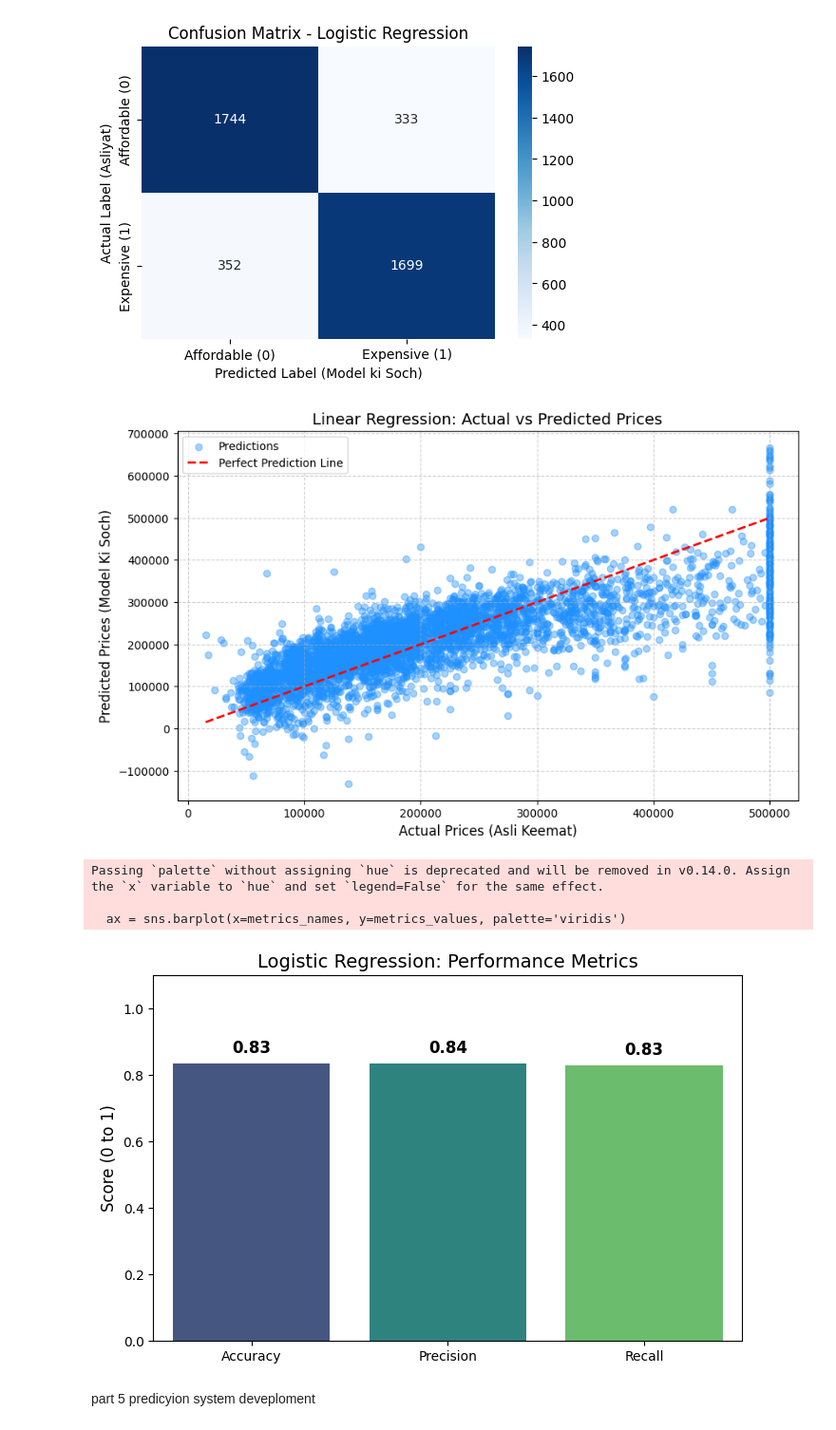
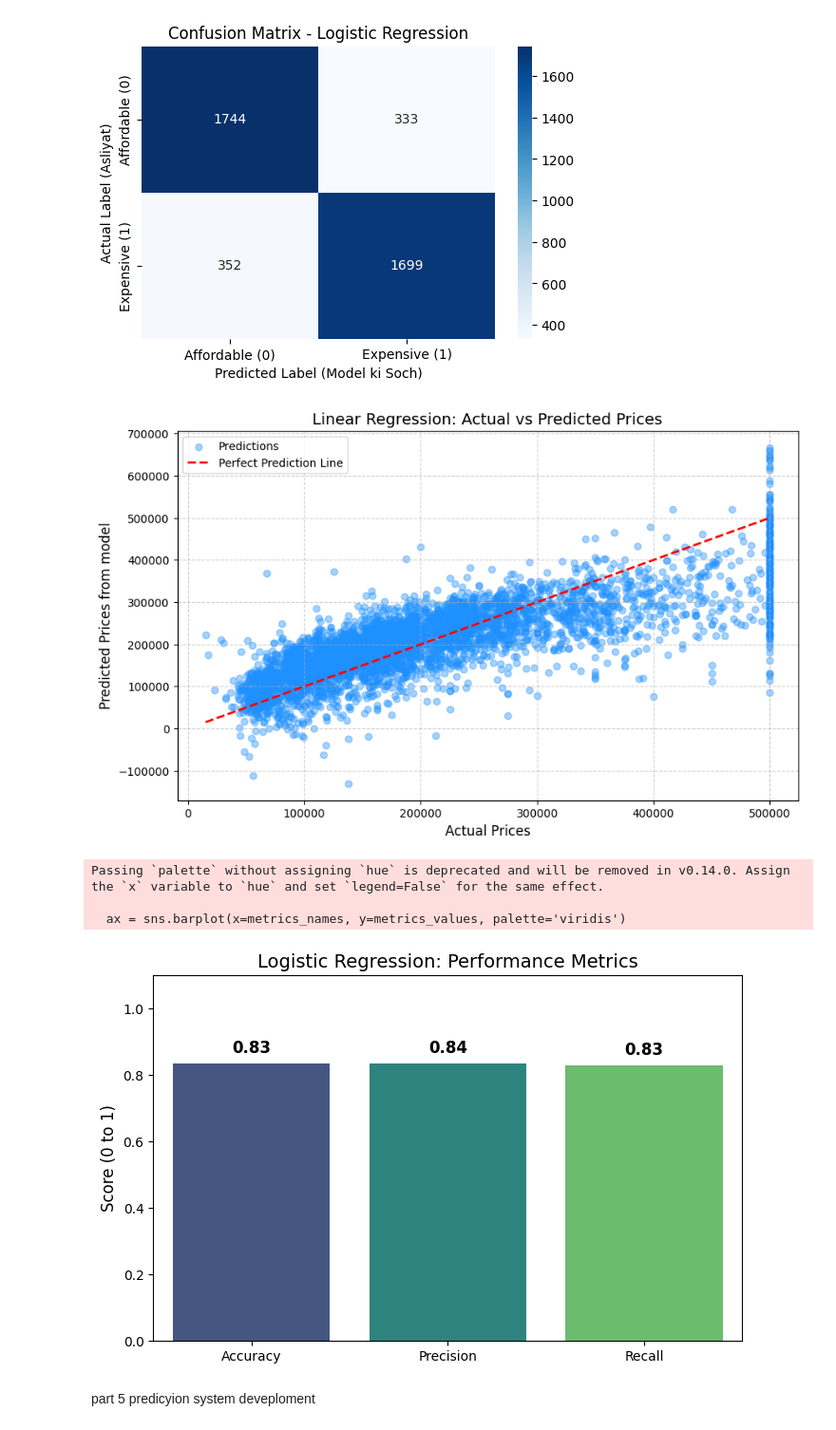
Before and after one commit to Shushila-Rai/ML-WEEK3--TASK, a Jupyter notebook: notebook/model_training.ipynb, the cells around one changed output. Shown at 95% size. Drawn from its saved outputs; the diff is of its cells as text; code cells hidden in the pictures.

```diff
--- a/notebook/model_training.ipynb
+++ b/notebook/model_training.ipynb
@@ -203,36 +203,36 @@ plt.figure(figsize=(10, 6))
 plt.scatter(y_test, reg_predictions, alpha=0.4, color='dodgerblue', label='Predictions')
 plt.plot([y_test.min(), y_test.max()], [y_test.min(), y_test.max()],
          color='red', linestyle='--', linewidth=2, label='Perfect Prediction Line')
 
 plt.title('Linear Regression: Actual vs Predicted Prices', fontsize=14)
-plt.xlabel('Actual Prices (Asli Keemat)', fontsize=12)
-plt.ylabel('Predicted Prices (Model Ki Soch)', fontsize=12)
+plt.xlabel('Actual Prices', fontsize=12)
+plt.ylabel('Predicted Prices from model', fontsize=12)
 plt.legend()
 plt.grid(True, linestyle='--', alpha=0.6)
 plt.show()
 
 metrics_names = ['Accuracy', 'Precision', 'Recall']
 metrics_values = [accuracy, precision, recall]
 
 plt.figure(figsize=(8, 5))
 
 ax = sns.barplot(x=metrics_names, y=metrics_values, palette='viridis')
 
 plt.ylim(0, 1.1)
 plt.title('Logistic Regression: Performance Metrics', fontsize=14)
 plt.ylabel('Score (0 to 1)', fontsize=12)
 
 for p in ax.patches:
     ax.annotate(f'{p.get_height():.2f}',
                 (p.get_x() + p.get_width() / 2., p.get_height()),
                 ha='center', va='bottom',
                 fontsize=12, fontweight='bold', color='black', xytext=(0, 5),
                 textcoords='offset points')
 
 
 plt.show()
 # %% [output]
-[figure, old version]
+[figure, new version]
 Passing `palette` without assigning `hue` is deprecated and will be removed in v0.14.0. Assign the `x` variable to `hue` and set `legend=False` for the same effect.
 
   ax = sns.barplot(x=metrics_names, y=metrics_values, palette='viridis')
```
Also changed, not shown: 4 other files.
